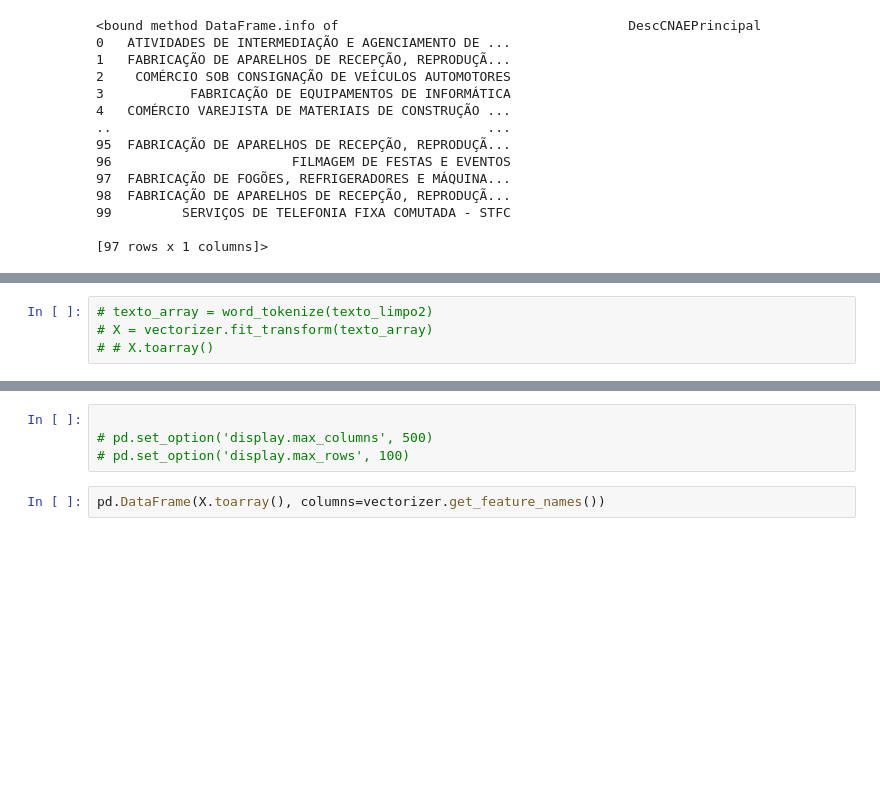
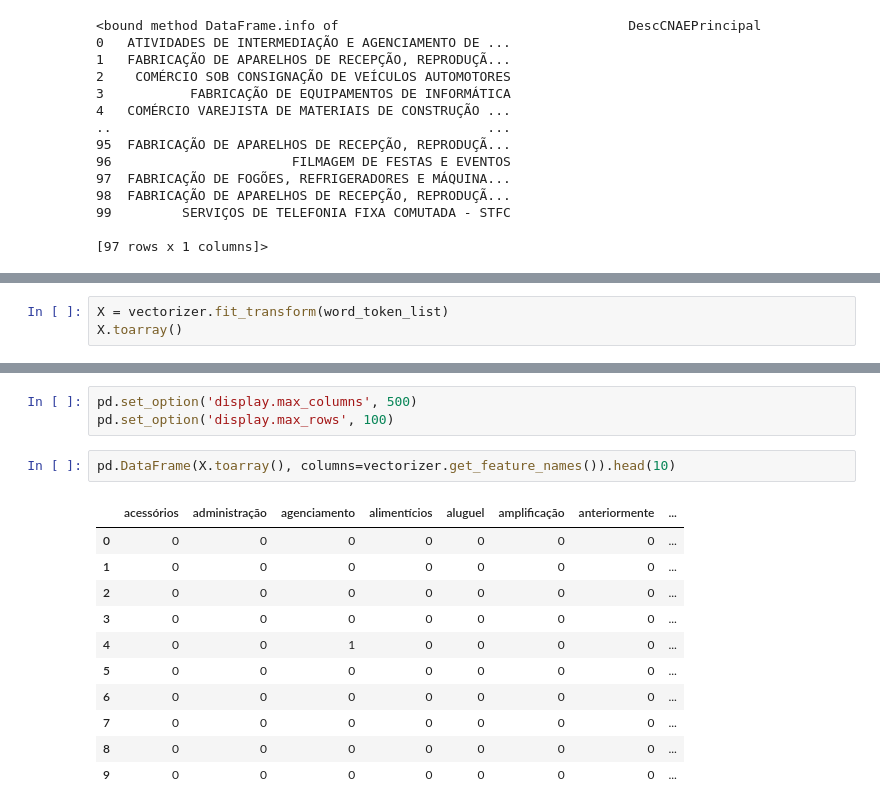
Before and after one commit to jeanthecreator/Analise-de-Dados2, a Jupyter notebook: Entrega.ipynb, the cells around one changed output, grey strips where cells are left out. Saved outputs shown, nothing was run; the diff lists cells and outputs as text; blank space fills up the shorter version.

```diff
--- a/Entrega.ipynb
+++ b/Entrega.ipynb
@@ -1105,4 +245,3 @@ print(len(set(word_tokenize(texto_limpo2))))
 # %%
-# texto_array = word_tokenize(texto_limpo2)
-# X = vectorizer.fit_transform(texto_array)
-# # X.toarray()
+X = vectorizer.fit_transform(word_token_list)
+X.toarray()
@@ -1109,9 +256,20 @@ print(len(set(word_tokenize(texto_limpo2))))
 # %%
-
-# pd.set_option('display.max_columns', 500)
-# pd.set_option('display.max_rows', 100)
+pd.set_option('display.max_columns', 500)
+pd.set_option('display.max_rows', 100)
 # %%
-pd.DataFrame(X.toarray(), columns=vectorizer.get_feature_names())
+pd.DataFrame(X.toarray(), columns=vectorizer.get_feature_names()).head(10)
+# %% [output]
+|  | acessórios | administração | agenciamento | alimentícios | aluguel | amplificação | anteriormente | ... |
+| 0 | 0 | 0 | 0 | 0 | 0 | 0 | 0 | ... |
+| 1 | 0 | 0 | 0 | 0 | 0 | 0 | 0 | ... |
+| 2 | 0 | 0 | 0 | 0 | 0 | 0 | 0 | ... |
+| 3 | 0 | 0 | 0 | 0 | 0 | 0 | 0 | ... |
+| 4 | 0 | 0 | 1 | 0 | 0 | 0 | 0 | ... |
+| 5 | 0 | 0 | 0 | 0 | 0 | 0 | 0 | ... |
+| 6 | 0 | 0 | 0 | 0 | 0 | 0 | 0 | ... |
+| 7 | 0 | 0 | 0 | 0 | 0 | 0 | 0 | ... |
+| 8 | 0 | 0 | 0 | 0 | 0 | 0 | 0 | ... |
+| 9 | 0 | 0 | 0 | 0 | 0 | 0 | 0 | ... |
 # %%
 tfidf = TfidfVectorizer()
 
```
Also changed, not shown: parts of 24 cells of this notebook, 1 other file.
